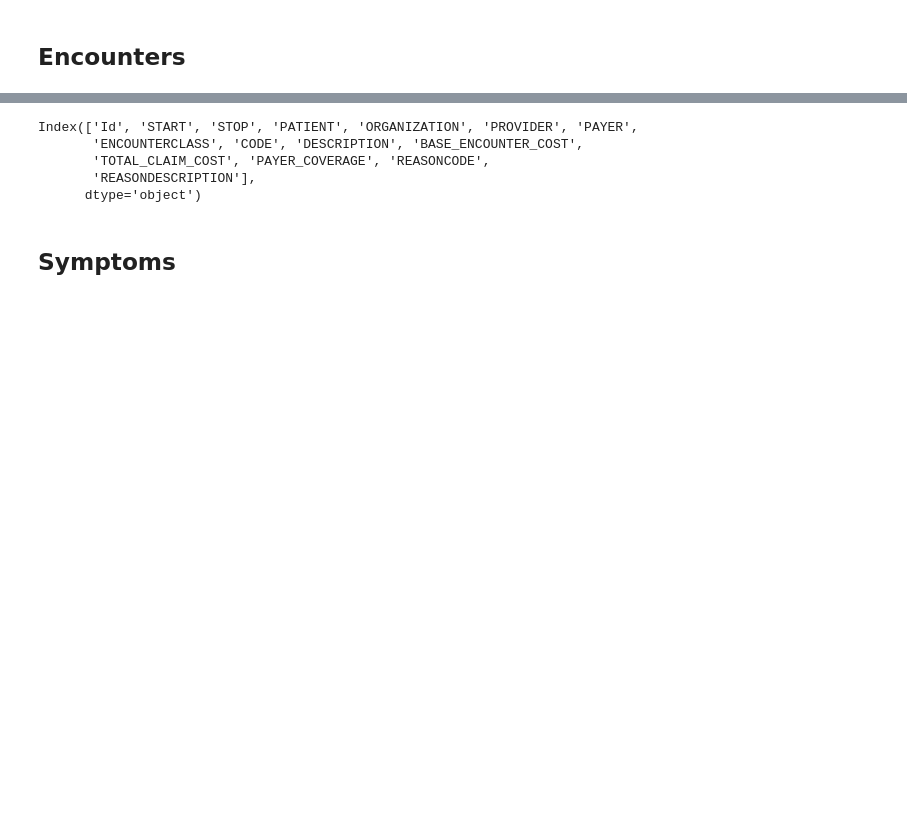
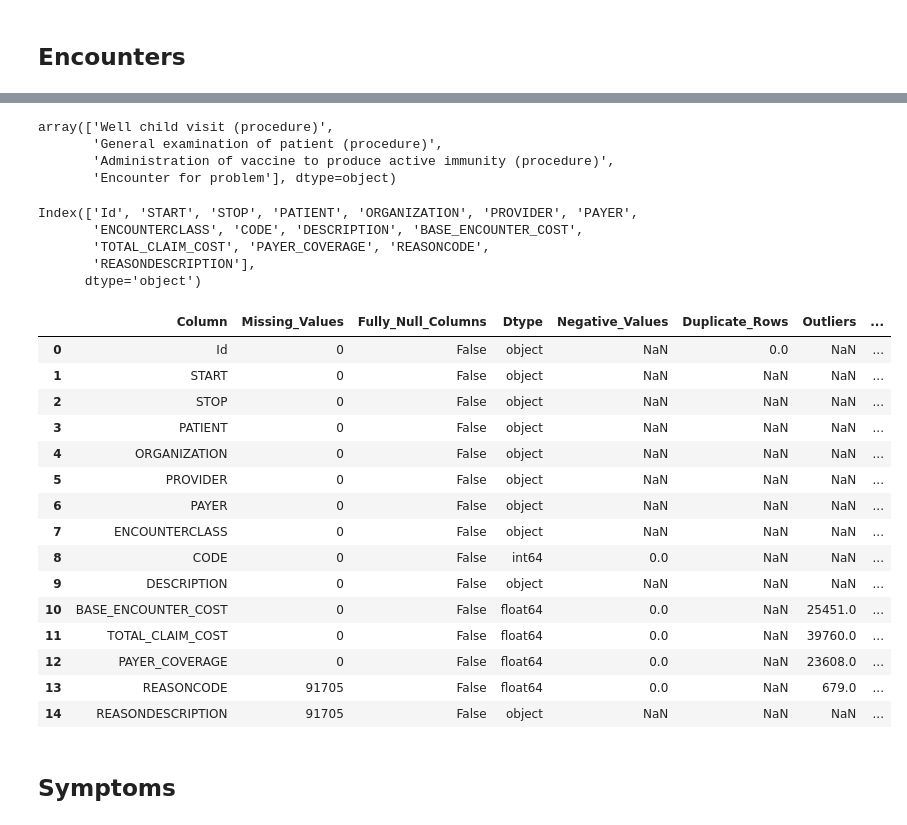
Before and after one commit to richasri92/century_health_assignment, a Jupyter notebook: century-health-assignment/notebooks/data_inspection.ipynb, the cells around one changed output, grey strips where cells are left out. Drawn from its saved outputs; the diff is of its cells as text; code cells hidden in the pictures; blank space fills up the shorter version.

```diff
--- a/century-health-assignment/notebooks/data_inspection.ipynb
+++ b/century-health-assignment/notebooks/data_inspection.ipynb
@@ -280,6 +315,13 @@ display(encounters.head(5))
 | 2 | 678e03b1-21ac-fbfa-3506-17bee72a6335 | 2015-06-10T05:19:43Z | 2015-06-10T05:34:43Z | 92675303-CA5B-136A-169B-E764C5753F06 | 02078b23-a943-3175-b5f0-8d386dd8eb56 | af22b73b-d38f-3d92-8a95-bd57ac2dc3f1 | b046940f-1664-3047-bca7-dfa76be352a4 | wellness | 162673000 | ... |
 | 3 | 45987160-8815-858e-893b-6490a63e919c | 2015-04-10T03:27:04Z | 2015-04-10T03:42:04Z | A0B63E97-B6FD-5FE1-8F2D-2BEC915EFA97 | 44f0ad91-f33b-3fe5-ba4f-868503d593fe | a79c71d6-e0b4-3450-a0e1-ee08146aeb74 | 734afbd6-4794-363b-9bc0-6a3981533ed5 | wellness | 162673000 | ... |
 | 4 | c56e3b19-5a51-0fc8-a82e-8bf89575ca71 | 2016-06-15T05:19:43Z | 2016-06-15T05:34:43Z | 92675303-CA5B-136A-169B-E764C5753F06 | 02078b23-a943-3175-b5f0-8d386dd8eb56 | af22b73b-d38f-3d92-8a95-bd57ac2dc3f1 | b046940f-1664-3047-bca7-dfa76be352a4 | wellness | 162673000 | ... |
+# %%
+encounters['DESCRIPTION'].unique()
+# %% [output]
+array(['Well child visit (procedure)',
+       'General examination of patient (procedure)',
+       'Administration of vaccine to produce active immunity (procedure)',
+       'Encounter for problem'], dtype=object)
 # %%
 encounters.columns
 # %% [output]
@@ -288,6 +330,29 @@ Index(['Id', 'START', 'STOP', 'PATIENT', 'ORGANIZATION', 'PROVIDER', 'PAYER',
        'TOTAL_CLAIM_COST', 'PAYER_COVERAGE', 'REASONCODE',
        'REASONDESCRIPTION'],
       dtype='object')
+# %%
+display(validate_dataframe(encounters, outlier_cols=['BASE_ENCOUNTER_COST','TOTAL_CLAIM_COST','PAYER_COVERAGE','REASONCODE'], category_checks={
+    'ENCOUNTERCLASS': ['wellness', 'outpatient', 'ambulatory'],
+    'DESCRIPTION':['Well child visit (procedure)',
+       'General examination of patient (procedure)']
+    }, range_check_cols=None))
+# %% [output]
+|  | Column | Missing_Values | Fully_Null_Columns | Dtype | Negative_Values | Duplicate_Rows | Outliers | ... |
+| 0 | Id | 0 | False | object | NaN | 0.0 | NaN | ... |
+| 1 | START | 0 | False | object | NaN | NaN | NaN | ... |
+| 2 | STOP | 0 | False | object | NaN | NaN | NaN | ... |
+| 3 | PATIENT | 0 | False | object | NaN | NaN | NaN | ... |
+| 4 | ORGANIZATION | 0 | False | object | NaN | NaN | NaN | ... |
+| 5 | PROVIDER | 0 | False | object | NaN | NaN | NaN | ... |
+| 6 | PAYER | 0 | False | object | NaN | NaN | NaN | ... |
+| 7 | ENCOUNTERCLASS | 0 | False | object | NaN | NaN | NaN | ... |
+| 8 | CODE | 0 | False | int64 | 0.0 | NaN | NaN | ... |
+| 9 | DESCRIPTION | 0 | False | object | NaN | NaN | NaN | ... |
+| 10 | BASE_ENCOUNTER_COST | 0 | False | float64 | 0.0 | NaN | 25451.0 | ... |
+| 11 | TOTAL_CLAIM_COST | 0 | False | float64 | 0.0 | NaN | 39760.0 | ... |
+| 12 | PAYER_COVERAGE | 0 | False | float64 | 0.0 | NaN | 23608.0 | ... |
+| 13 | REASONCODE | 91705 | False | float64 | 0.0 | NaN | 679.0 | ... |
+| 14 | REASONDESCRIPTION | 91705 | False | object | NaN | NaN | NaN | ... |
 # %% [markdown]
 ## Symptoms
 # %%
```
Also changed, not shown: parts of 21 cells of this notebook.
